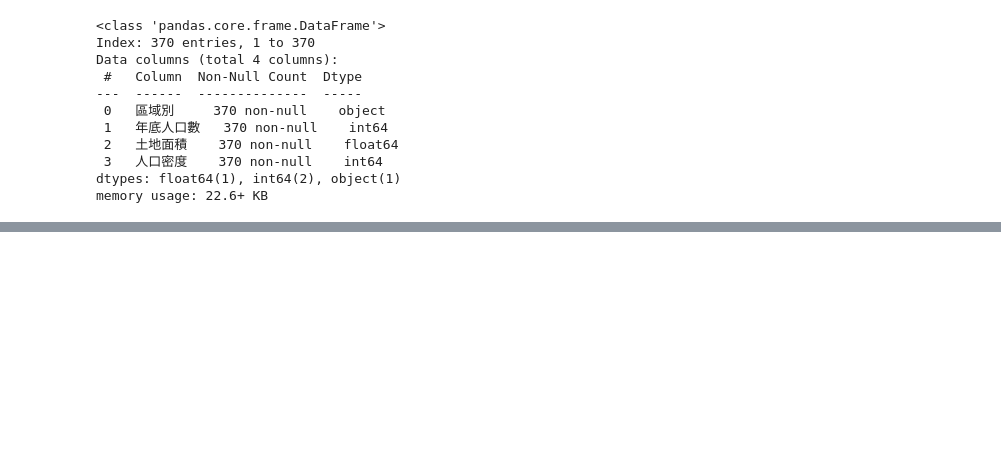
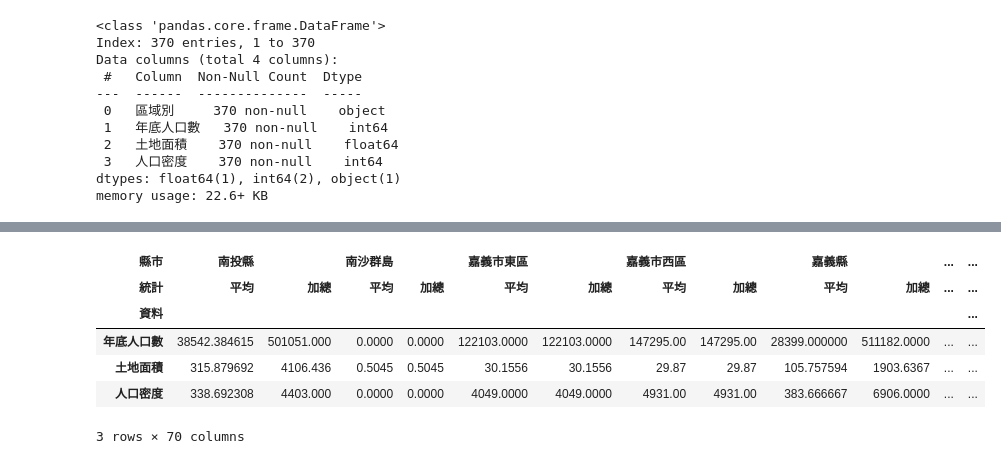
Before and after one commit to deadlyjoke/_PythonBigData_Class, a Jupyter notebook: lesson17/lesson17_1.ipynb, the cells around one changed output, grey strips where cells are left out. Drawn from its saved outputs; the diff is of its cells as text; code cells hidden in the pictures; blank space fills up the shorter version.

```diff
--- a/lesson17/lesson17_1.ipynb
+++ b/lesson17/lesson17_1.ipynb
@@ -161,0 +247,10 @@ memory usage: 22.6+ KB
+# %%
+df6.stack(level=["資料","統計"],future_stack='True').unstack(level=["縣市","統計"])
+# %% [output]
+| 縣市 | 南投縣 |  | 南沙群島 |  | 嘉義市東區 |  | 嘉義市西區 |  | 嘉義縣 |  | ... | ... |
+| 統計 | 平均 | 加總 | 平均 | 加總 | 平均 | 加總 | 平均 | 加總 | 平均 | 加總 | ... | ... |
+| 資料 |  |  |  |  |  |  |  |  |  |  |  | ... |
+| 年底人口數 | 38542.384615 | 501051.000 | 0.0000 | 0.0000 | 122103.0000 | 122103.0000 | 147295.00 | 147295.00 | 28399.000000 | 511182.0000 | ... | ... |
+| 土地面積 | 315.879692 | 4106.436 | 0.5045 | 0.5045 | 30.1556 | 30.1556 | 29.87 | 29.87 | 105.757594 | 1903.6367 | ... | ... |
+| 人口密度 | 338.692308 | 4403.000 | 0.0000 | 0.0000 | 4049.0000 | 4049.0000 | 4931.00 | 4931.00 | 383.666667 | 6906.0000 | ... | ... |
+3 rows × 70 columns
```
Also changed, not shown: parts of 8 cells of this notebook, 1 other file.
